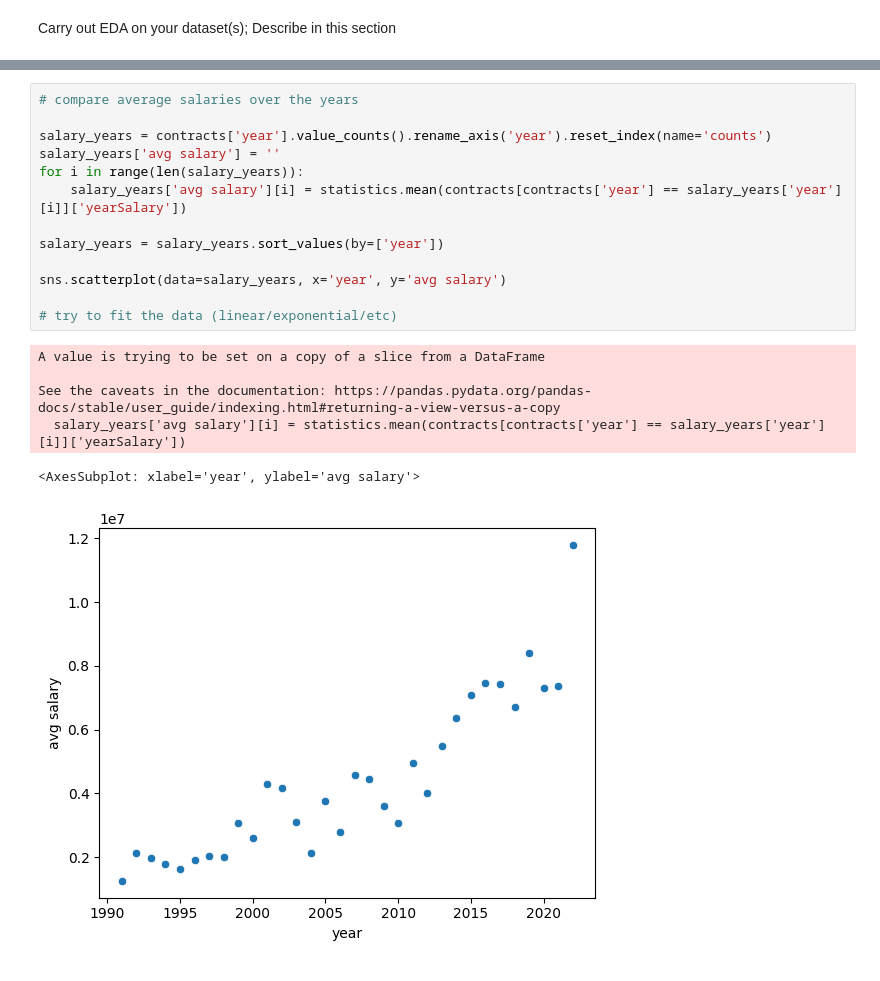
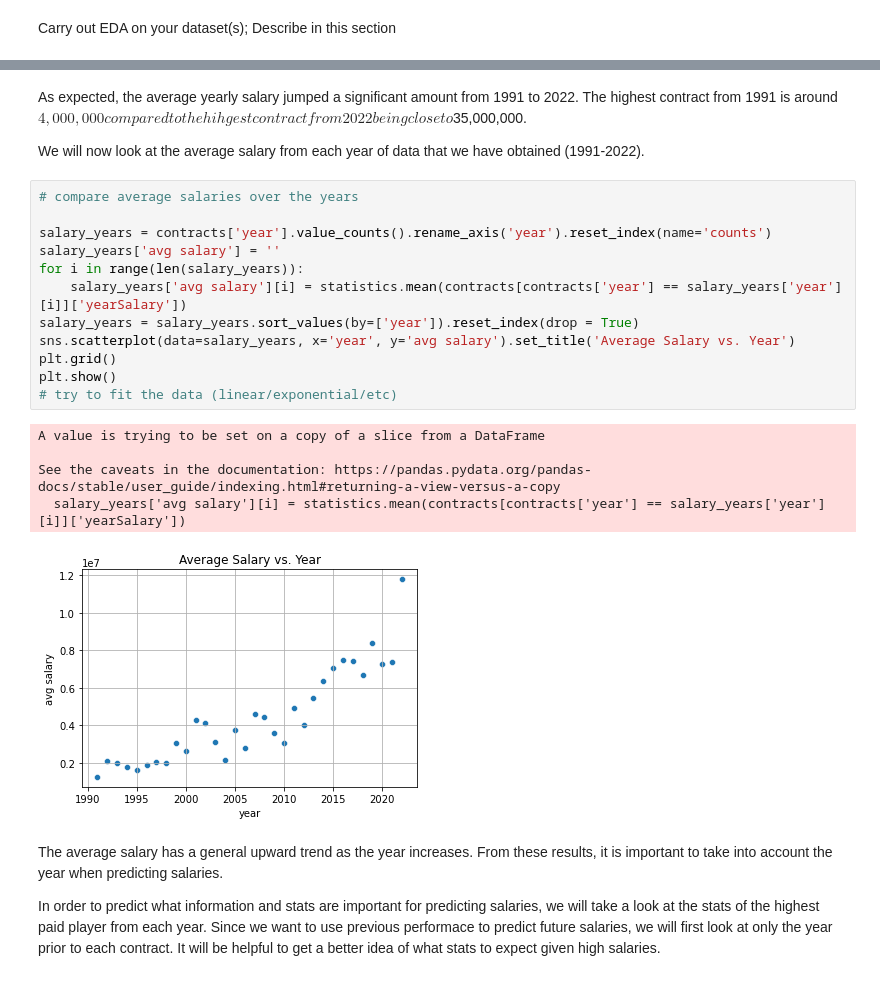
Before and after one commit to leo3friedman/baseball-salary-prediction, a Jupyter notebook: EDACheckpointGroup_042-Fa22.ipynb, the cells around one changed output, grey strips where cells are left out. Saved outputs shown, nothing was run; the diff lists cells and outputs as text.

```diff
--- a/EDACheckpointGroup_042-Fa22.ipynb
+++ b/EDACheckpointGroup_042-Fa22.ipynb
@@ -325,20 +325,26 @@ plt.show()
+# %% [markdown]
+As expected, the average yearly salary jumped a significant amount from 1991 to 2022. The highest contract from 1991 is around $4,000,000 compared to the hihgest contract from 2022 being close to $35,000,000.
+
+We will now look at the average salary from each year of data that we have obtained (1991-2022).
 # %%
 # compare average salaries over the years
 
 salary_years = contracts['year'].value_counts().rename_axis('year').reset_index(name='counts')
 salary_years['avg salary'] = ''
 for i in range(len(salary_years)):
     salary_years['avg salary'][i] = statistics.mean(contracts[contracts['year'] == salary_years['year'][i]]['yearSalary'])
-
-salary_years = salary_years.sort_values(by=['year'])
-
-sns.scatterplot(data=salary_years, x='year', y='avg salary')
-
+salary_years = salary_years.sort_values(by=['year']).reset_index(drop = True)
+sns.scatterplot(data=salary_years, x='year', y='avg salary').set_title('Average Salary vs. Year')
+plt.grid()
+plt.show()
 # try to fit the data (linear/exponential/etc)
 # %% [output]
 A value is trying to be set on a copy of a slice from a DataFrame
 
 See the caveats in the documentation: https://pandas.pydata.org/pandas-docs/stable/user_guide/indexing.html#returning-a-view-versus-a-copy
   salary_years['avg salary'][i] = statistics.mean(contracts[contracts['year'] == salary_years['year'][i]]['yearSalary'])
-<AxesSubplot: xlabel='year', ylabel='avg salary'>
-[figure, old version]
+[figure, new version]
+# %% [markdown]
+The average salary has a general upward trend as the year increases. From these results, it is important to take into account the year when predicting salaries.
+
+In order to predict what information and stats are important for predicting salaries, we will take a look at the stats of the highest paid player from each year. Since we want to use previous performace to predict future salaries, we will first look at only the year prior to each contract. It will be helpful to get a better idea of what stats to expect given high salaries.
```
Also changed, not shown: parts of 10 cells of this notebook.
